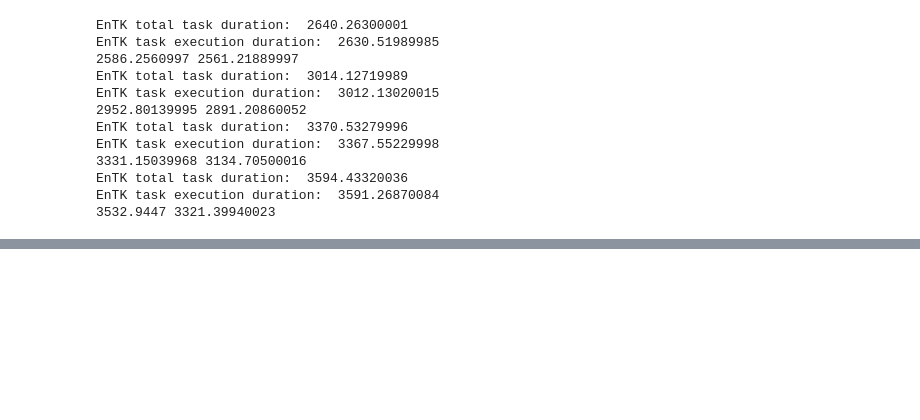
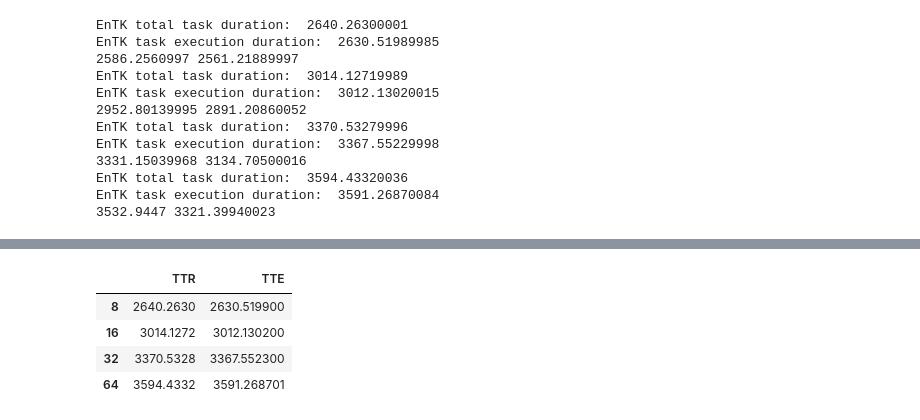
Before and after one commit to radical-collaboration/GB-SC18, a Jupyter notebook: scripts/esmacs/current/plotme.ipynb, the cells around one changed output, grey strips where cells are left out. Saved outputs shown, nothing was run; the diff lists cells and outputs as text; code cells hidden in the pictures; blank space fills up the shorter version.

```diff
--- a/scripts/esmacs/current/plotme.ipynb
+++ b/scripts/esmacs/current/plotme.ipynb
@@ -217,0 +231,8 @@ df
+# %%
+df_rp
+# %% [output]
+|  | TTR | TTE |
+| 8 | 2640.2630 | 2630.519900 |
+| 16 | 3014.1272 | 3012.130200 |
+| 32 | 3370.5328 | 3367.552300 |
+| 64 | 3594.4332 | 3591.268701 |
```
Also changed, not shown: parts of 4 cells of this notebook, 2 other files.
